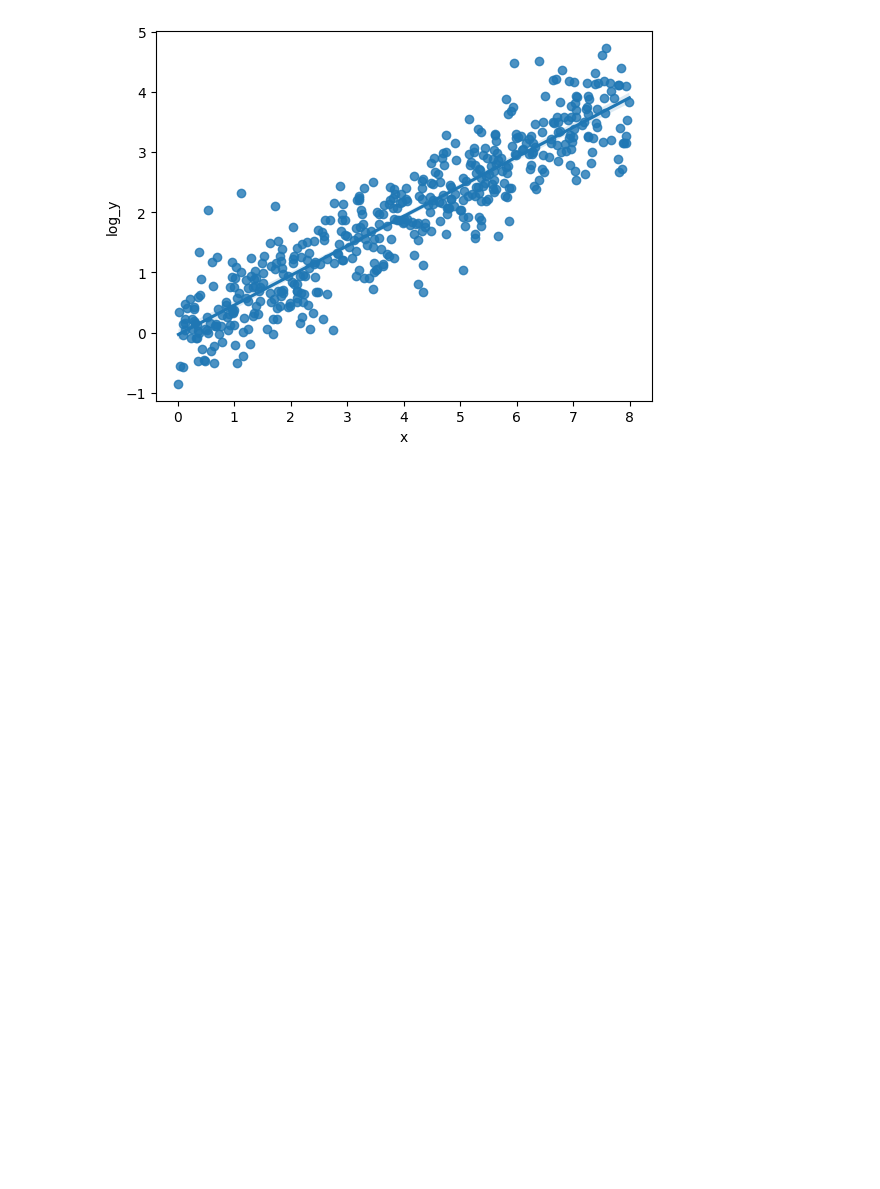
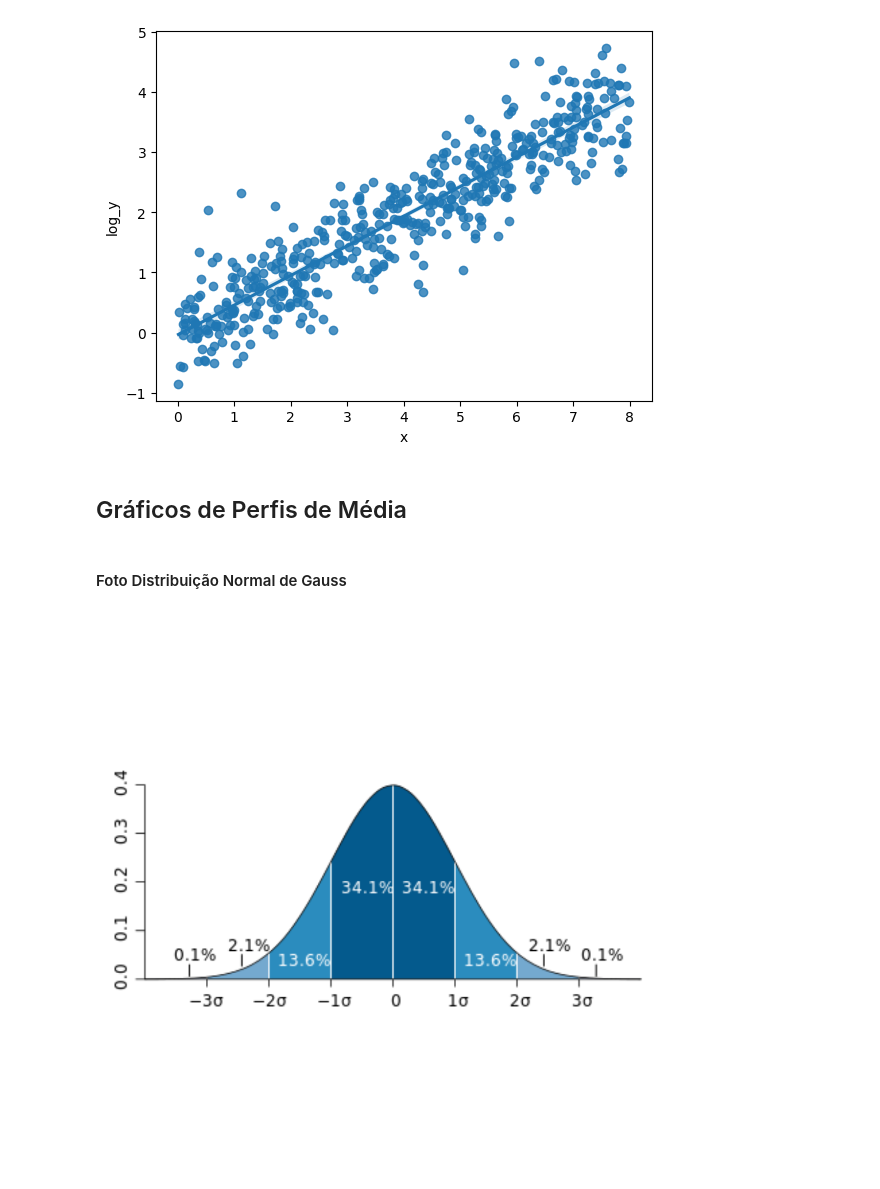
Before and after one commit to gfrigo/AnaliseDescritiva, a Jupyter notebook: Anotações/Descritiva_II.ipynb, the cells around one changed output. Cells and saved outputs as stored; diff of their text form; code cells hidden in the pictures; blank space fills up the shorter version.

```diff
--- a/Anotações/Descritiva_II.ipynb
+++ b/Anotações/Descritiva_II.ipynb
@@ -224,3 +242,11 @@ df4_log.corr()
 | y | 0.723102 | 1.000000 | 0.826935 |
 | log_y | 0.916196 | 0.826935 | 1.000000 |
 [figure]
+# %% [markdown]
+## Gráficos de Perfis de Média
+# %% [markdown]
+#### Foto Distribuição Normal de Gauss
+# %%
+display(Image(filename='./gauss_distribuition.png'))
+# %% [output]
+[figure, added]
```
Also changed, not shown: parts of 6 cells of this notebook, 3 other files.
